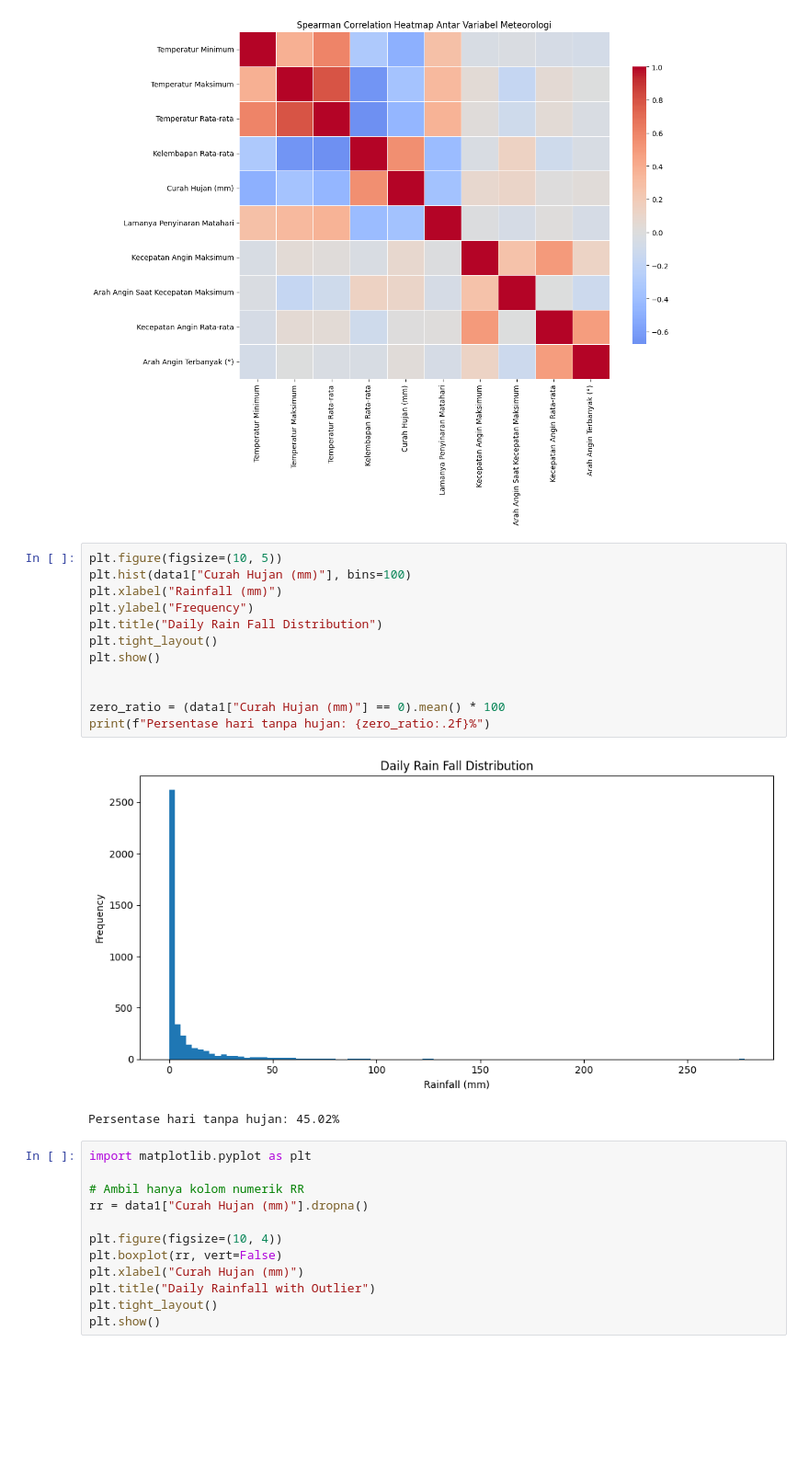
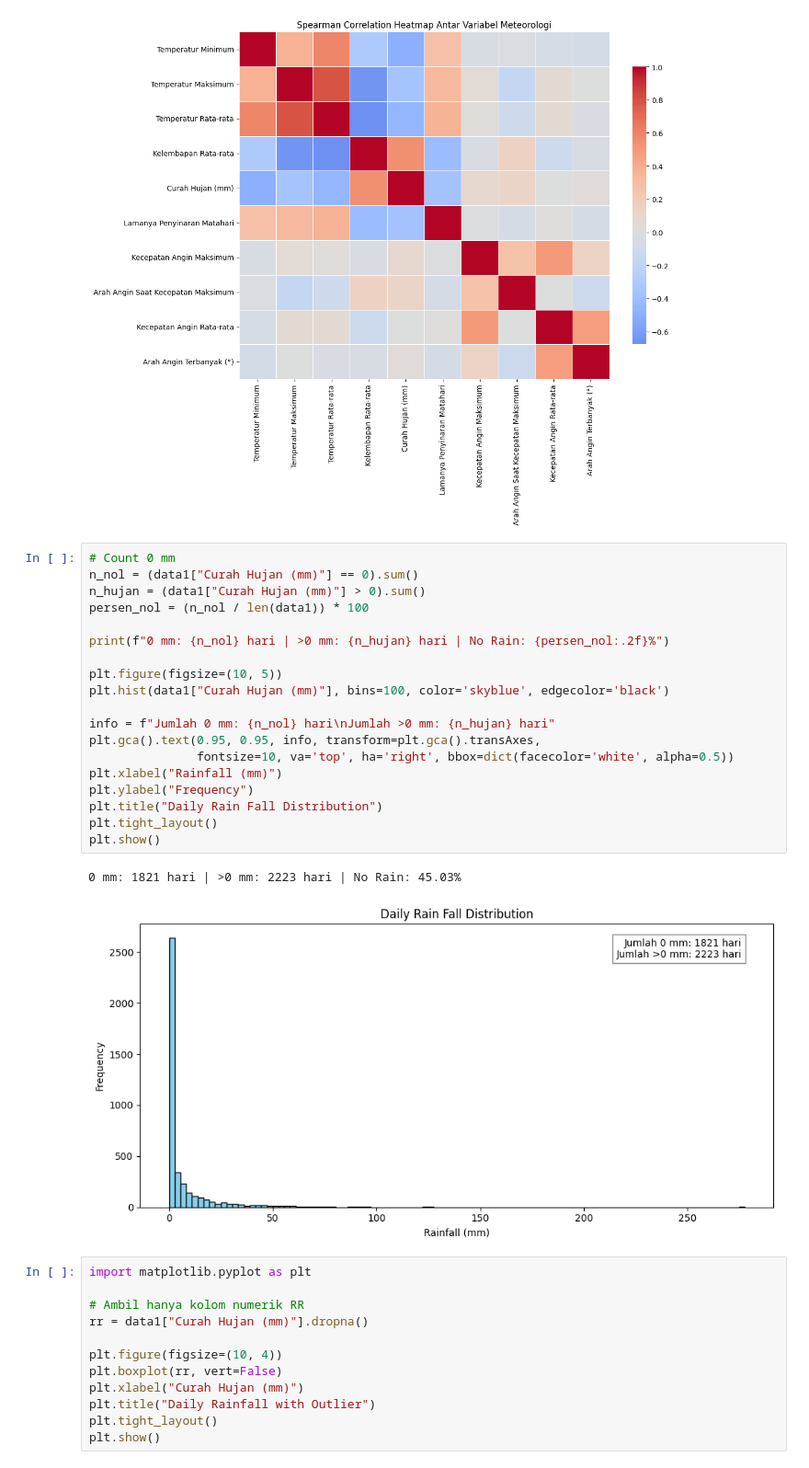
Before and after one commit to Ayusekar22/Jakarta-Weather-Prediction-2025, a Jupyter notebook: Jakarta_Weather_Analysis.ipynb, the cells around one changed output. Shown at 92% size. Drawn from its saved outputs; the diff is of its cells as text; blank space fills up the shorter version.

```diff
--- a/Jakarta_Weather_Analysis.ipynb
+++ b/Jakarta_Weather_Analysis.ipynb
@@ -167,20 +167,27 @@ plt.show()
 # %% [output]
 [figure]
 # %%
+# Count 0 mm
+n_nol = (data1["Curah Hujan (mm)"] == 0).sum()
+n_hujan = (data1["Curah Hujan (mm)"] > 0).sum()
+persen_nol = (n_nol / len(data1)) * 100
+
+print(f"0 mm: {n_nol} hari | >0 mm: {n_hujan} hari | No Rain: {persen_nol:.2f}%")
+
 plt.figure(figsize=(10, 5))
-plt.hist(data1["Curah Hujan (mm)"], bins=100)
+plt.hist(data1["Curah Hujan (mm)"], bins=100, color='skyblue', edgecolor='black')
+
+info = f"Jumlah 0 mm: {n_nol} hari\nJumlah >0 mm: {n_hujan} hari"
+plt.gca().text(0.95, 0.95, info, transform=plt.gca().transAxes,
+               fontsize=10, va='top', ha='right', bbox=dict(facecolor='white', alpha=0.5))
 plt.xlabel("Rainfall (mm)")
 plt.ylabel("Frequency")
 plt.title("Daily Rain Fall Distribution")
 plt.tight_layout()
 plt.show()
-
-
-zero_ratio = (data1["Curah Hujan (mm)"] == 0).mean() * 100
-print(f"Persentase hari tanpa hujan: {zero_ratio:.2f}%")
 # %% [output]
+0 mm: 1821 hari | >0 mm: 2223 hari | No Rain: 45.03%
-[figure, old version]
+[figure, new version]
-Persentase hari tanpa hujan: 45.02%
 # %%
 import matplotlib.pyplot as plt
 
```
Also changed, not shown: parts of 17 cells of this notebook, 11 other files.
